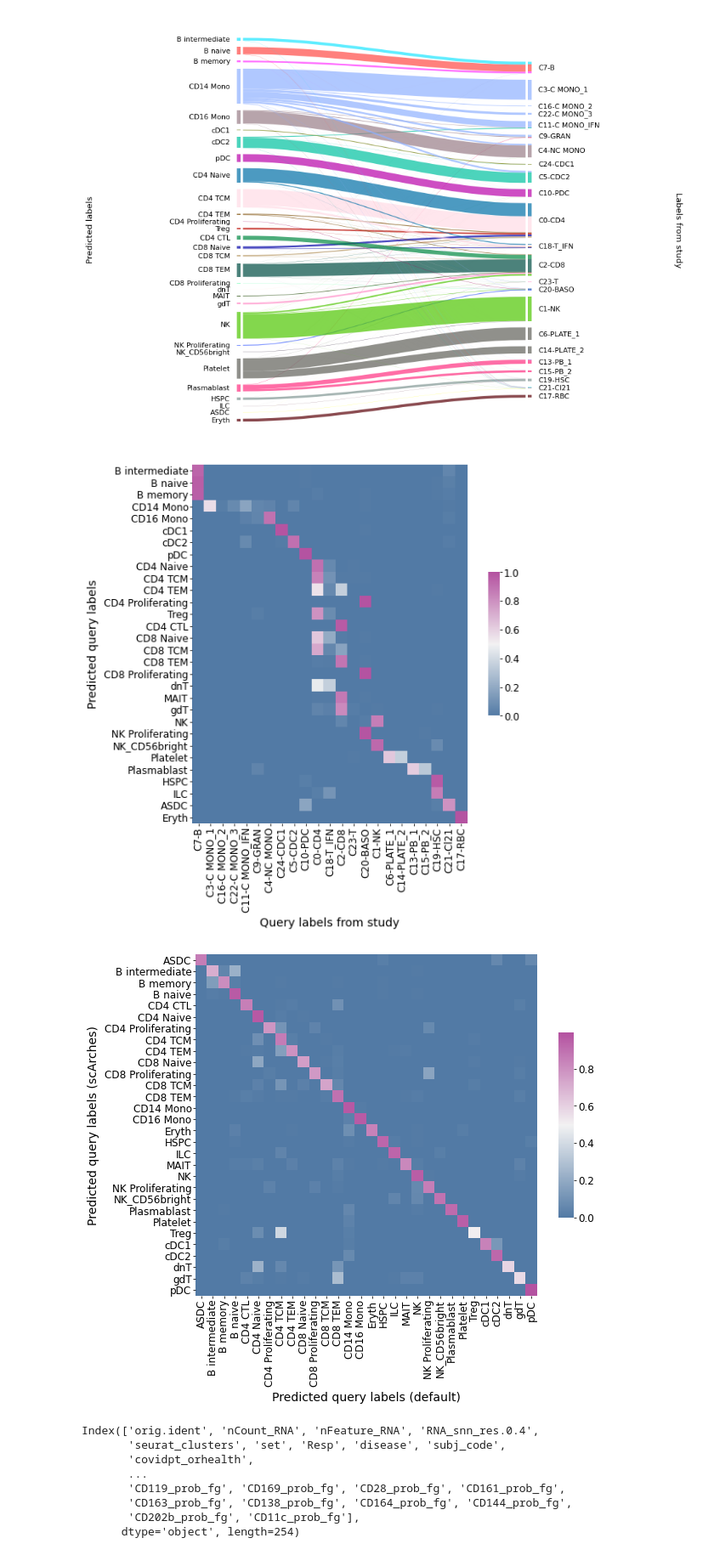
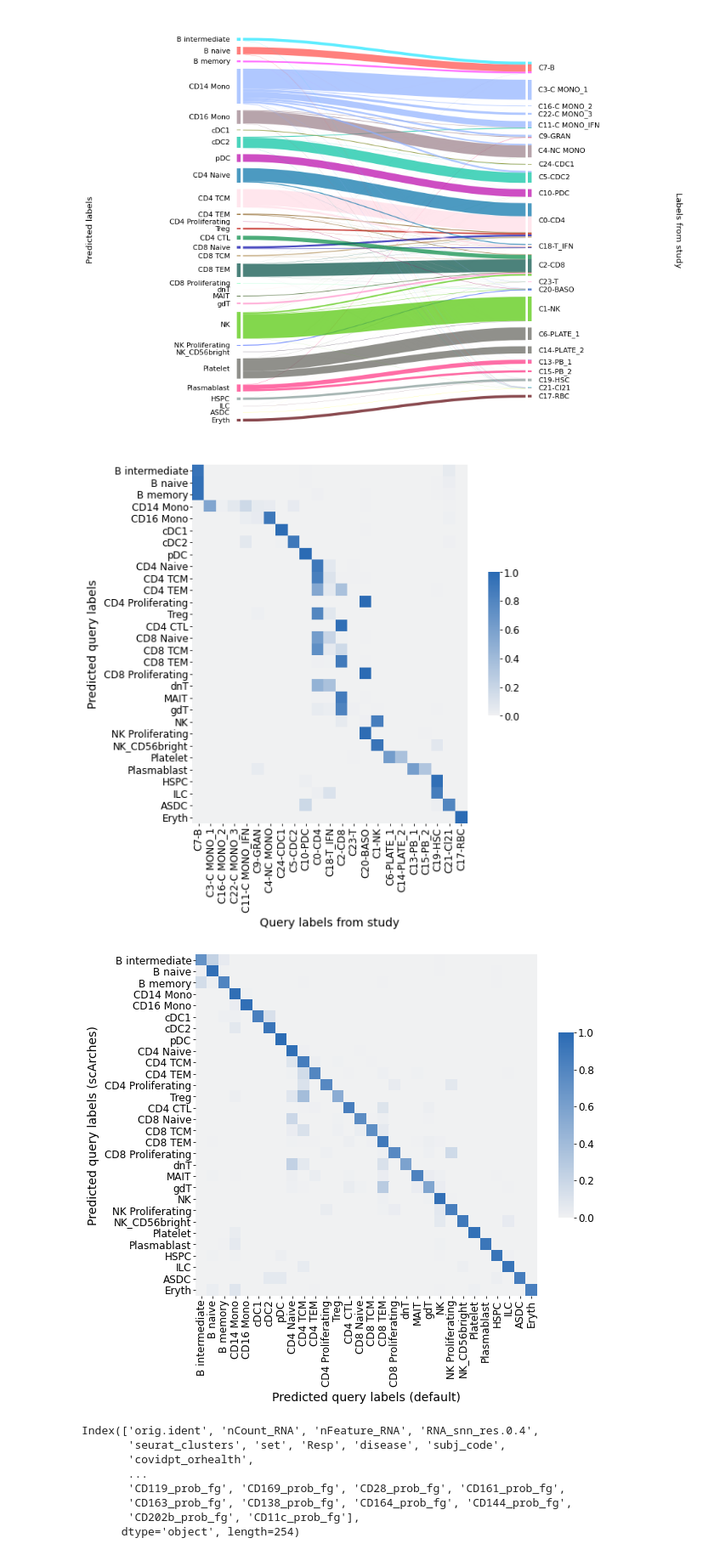
Before and after one commit to YosefLab/scvi-tools-reproducibility, a Jupyter notebook: docs/scarches_totalvi_seurat_data.ipynb, the cells around one changed output. Shown at 85% size. Saved outputs shown, nothing was run; the diff lists cells and outputs as text; code cells hidden in the pictures.

```diff
--- a/docs/scarches_totalvi_seurat_data.ipynb
+++ b/docs/scarches_totalvi_seurat_data.ipynb
@@ -890,34 +890,39 @@ confusion_matrix = confusion_matrix.loc[a_order, b_order]
 fig, ax = plt.subplots(figsize=(9, 8))
 sns.heatmap(
     confusion_matrix,
-    cmap=sns.diverging_palette(245, 320, s=60, as_cmap=True),
+#     cmap=sns.diverging_palette(245, 320, s=60, as_cmap=True),
+    cmap=sns.color_palette("light:#2b6bb4", as_cmap=True),
     ax=ax,
     square=True,
     cbar_kws=dict(shrink=0.4, aspect=12),
 )
 fig.savefig("figs/confusion_matrix_scarches_study.pdf", dpi=DPI, bbox_inches="tight")
 # %% [output]
-[figure, old version]
+[figure, new version]
 # %%
 df = query.obs
 confusion_matrix = pd.crosstab(
     df["predicted_l2_default"],
     df["predicted_l2_scarches"],
     rownames=["Predicted query labels (default)"],
     colnames=["Predicted query labels (scArches)"],
 )
 confusion_matrix /= confusion_matrix.sum(0)
+confusion_matrix = confusion_matrix.loc[a_order, a_order]
+
 fig, ax = plt.subplots(figsize=(9, 8))
 sns.heatmap(
     confusion_matrix.transpose(),
     ax=ax,
     square=True,
     cbar_kws=dict(shrink=0.5, aspect=12),
-    cmap=sns.diverging_palette(245, 320, s=60, as_cmap=True),
+#     cmap=sns.diverging_palette(245, 320, s=60, as_cmap=True),
+    cmap=sns.color_palette("light:#2b6bb4", as_cmap=True),
+    vmax=1,
 )
 fig.savefig("figs/confusion_matrix.pdf", dpi=DPI, bbox_inches="tight")
 # %% [output]
-[figure, old version]
+[figure, new version]
 # %%
 query.obs.columns
 # %% [output]
```
Also changed, not shown: parts of 4 cells of this notebook.
